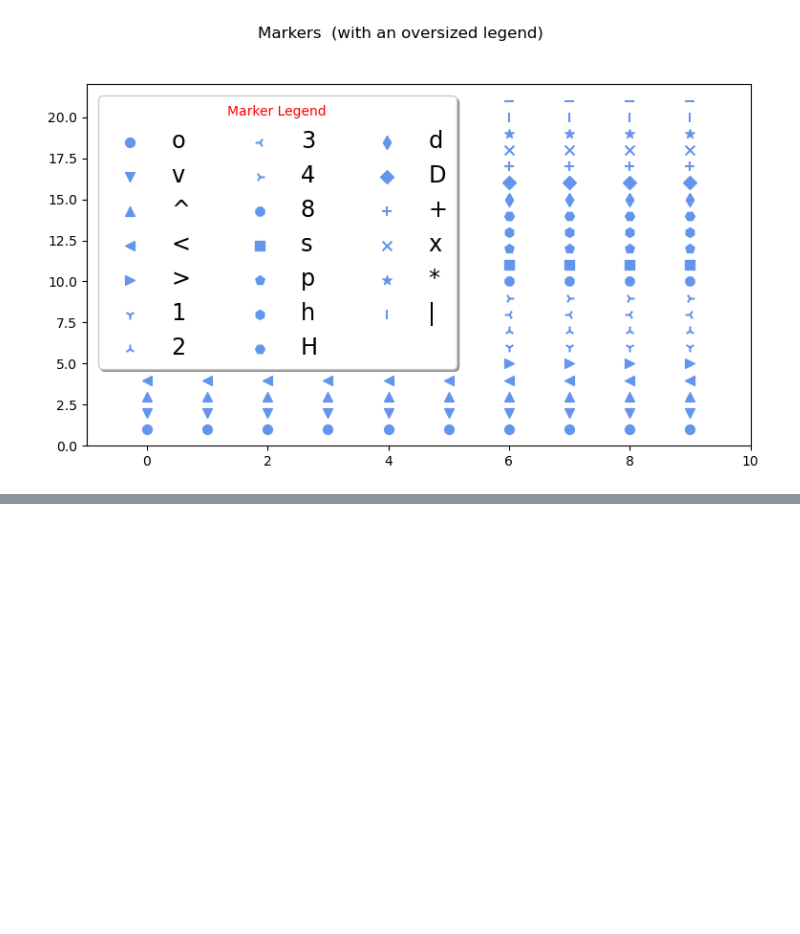
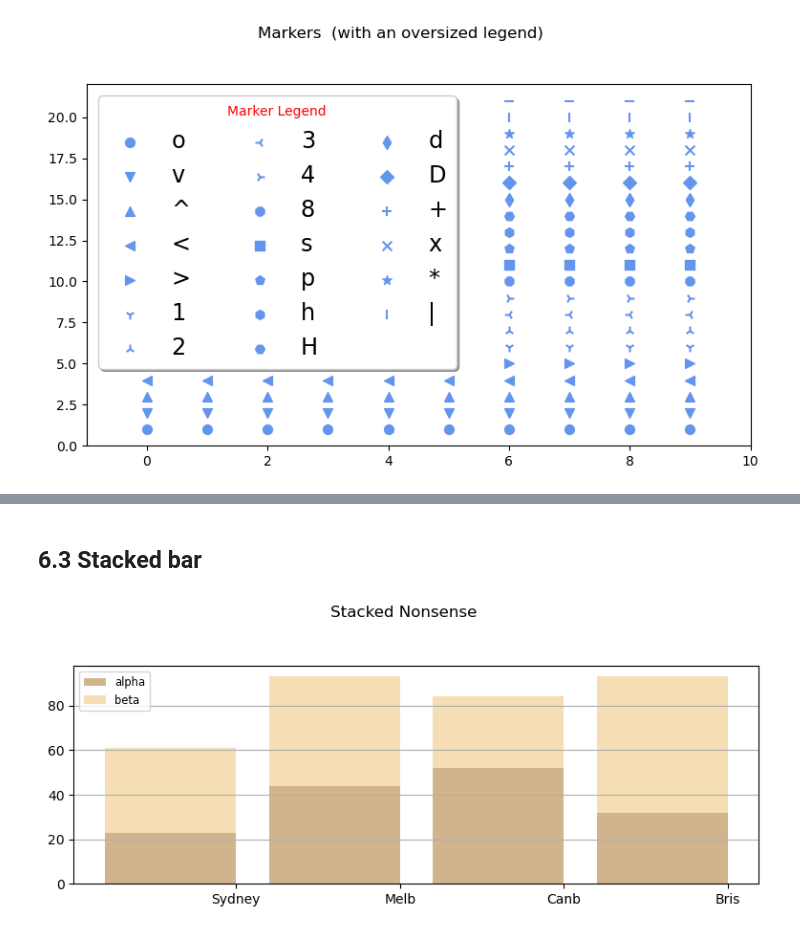
Before and after one commit to AsfariaChowdhury/LearningAI, a Jupyter notebook: Asfaria_Matplotlib_CheetSheet.ipynb, the cells around one changed output, grey strips where cells are left out. Saved outputs shown, nothing was run; the diff lists cells and outputs as text; code cells hidden in the pictures; blank space fills up the shorter version.

```diff
--- a/Asfaria_Matplotlib_CheetSheet.ipynb
+++ b/Asfaria_Matplotlib_CheetSheet.ipynb
@@ -278,0 +349,29 @@ fig.savefig('filename8.png',dpi=125)
+# %% [markdown]
+## 6.3 Stacked bar
+# %%
+# get some data
+alphas = np.array([23,44,52,32])
+betas = np.array([38,49,32,61])
+labels = ['Sydney','Melb','Canb','Bris']
+
+# the plot
+fig, ax = plt.subplots(figsize=(8,3.5))
+width = 0.8;
+xlocations = np.array(   range( len(alphas) + 2 )   )
+adjlocs = xlocations[1:-1] - width/2.0
+
+ax.bar(adjlocs, alphas, width, label='alpha', color='tan')
+
+ax.bar(adjlocs, betas, width, label='beta', color='wheat',
+      bottom=alphas)
+
+# pretty up and save
+ax.set_xticks(ticks=xlocations[1:-1])
+ax.set_xticklabels(labels)
+ax.yaxis.grid(True)
+ax.legend(loc='best', prop={'size':'small'})
+fig.suptitle("Stacked Nonsense")
+fig.tight_layout(pad=2)
+fig.savefig('filename11.png',dpi=125)
+# %% [output]
+[figure, added]
```
Also changed, not shown: parts of 18 cells of this notebook.
